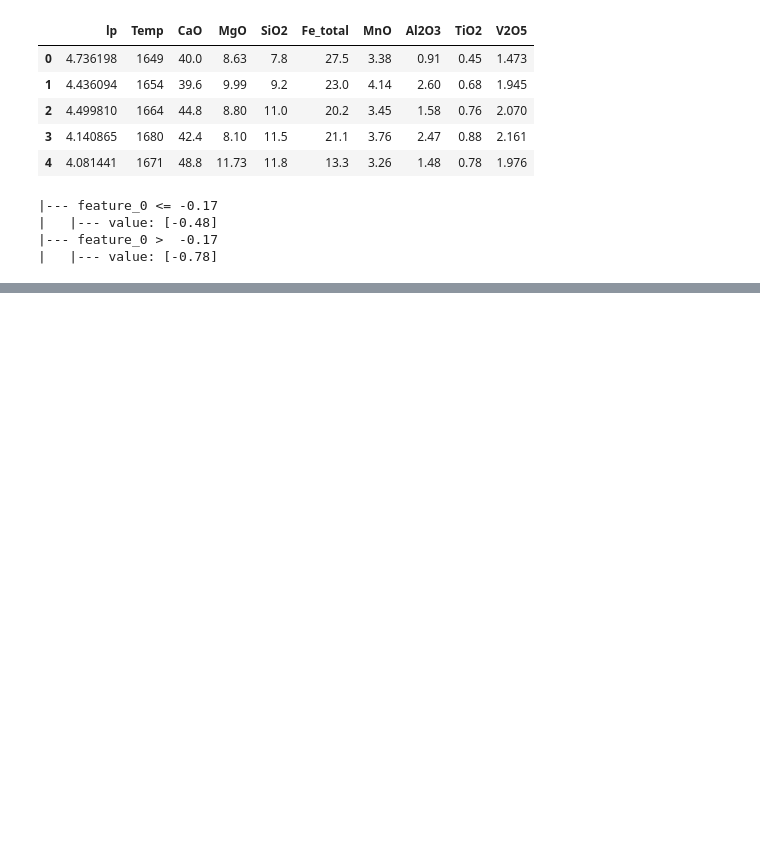
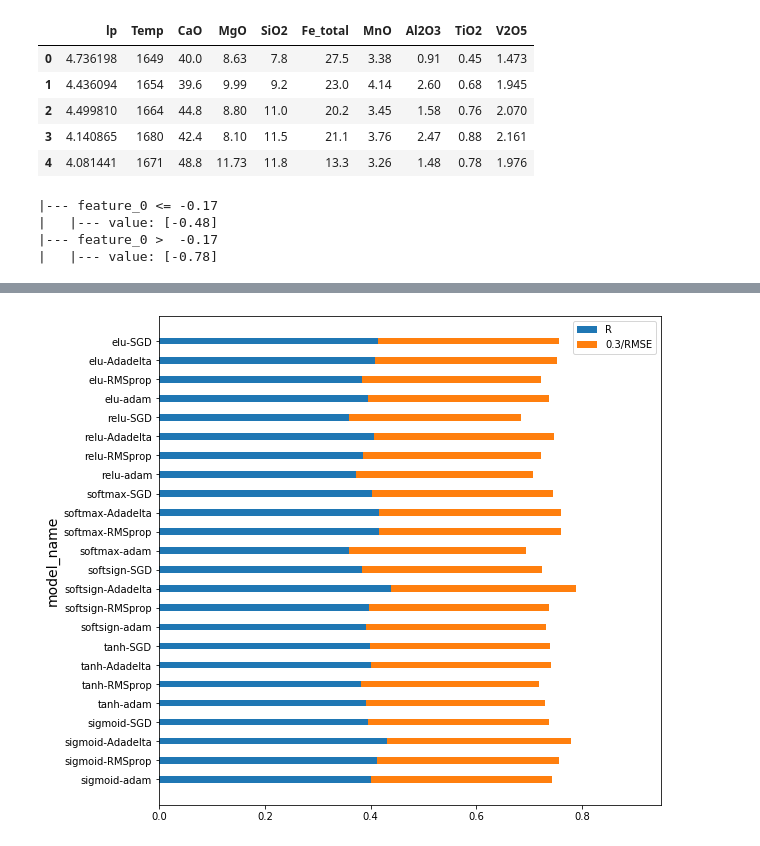
Before and after one commit to jinweiRao/MEng-Project, a Jupyter notebook: Test_regression.ipynb, the cells around one changed output, grey strips where cells are left out. Drawn from its saved outputs; the diff is of its cells as text; code cells hidden in the pictures; blank space fills up the shorter version.

```diff
--- a/Test_regression.ipynb
+++ b/Test_regression.ipynb
@@ -174,0 +248,4 @@ B1_result = modelsearch(modelList,B1)
+# %%
+plot_result(M2_final)
+# %% [output]
+[figure, added]
```
Also changed, not shown: parts of 35 cells of this notebook.
